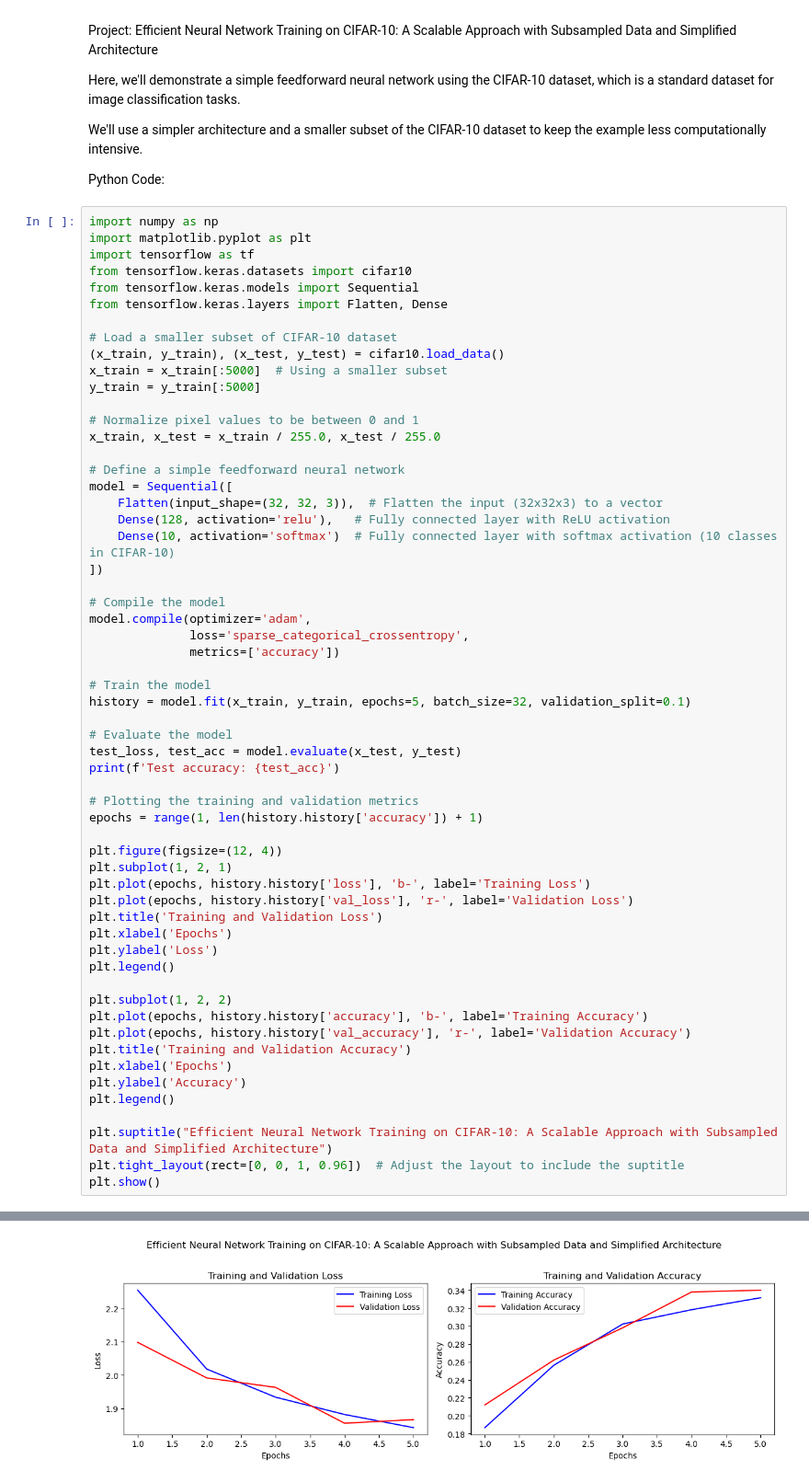
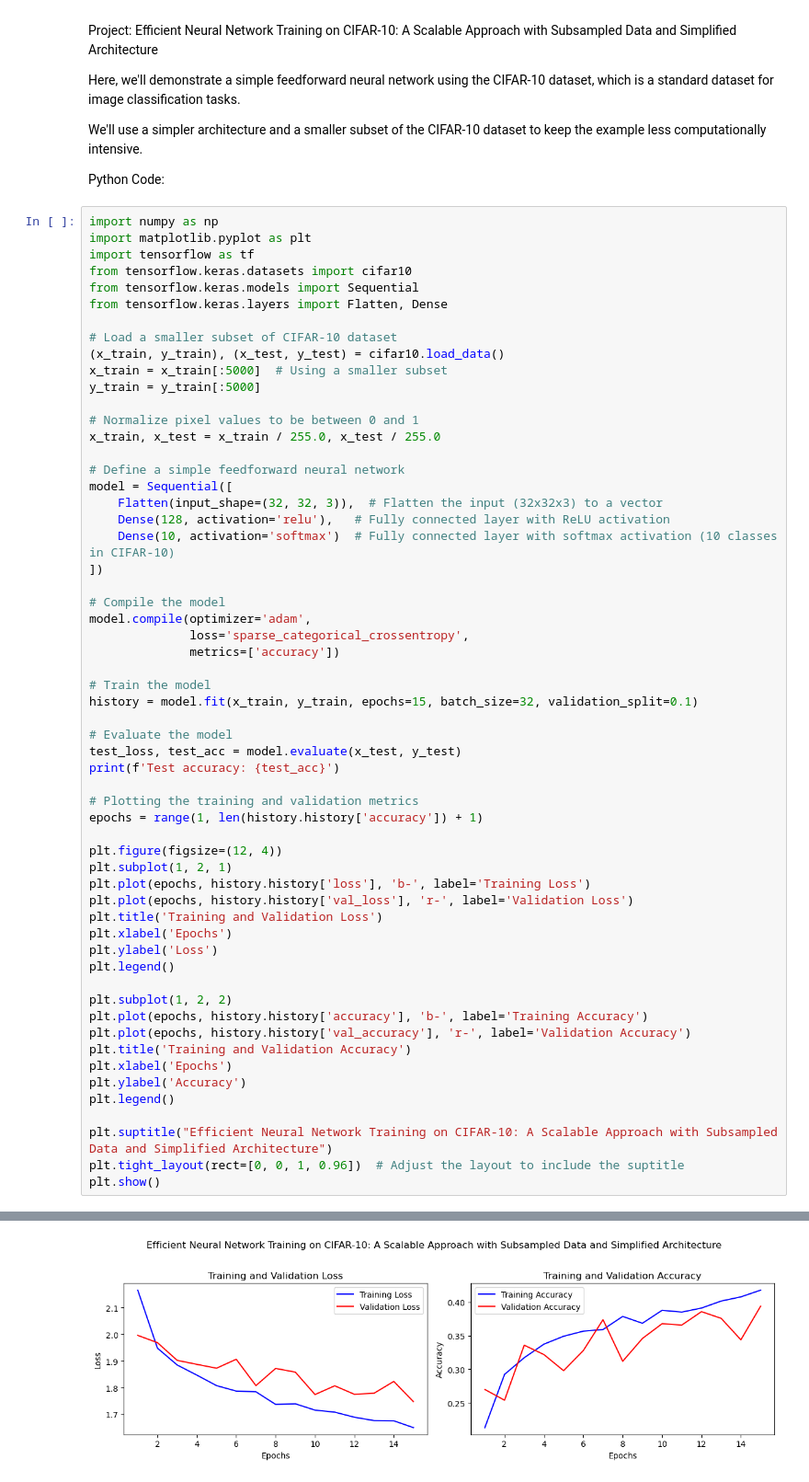
Before and after one commit to d-t-n/intro-deep-learning-visual-computing, a Jupyter notebook: 2.-project.ipynb, the cells around one changed output, grey strips where cells are left out. Shown: that part at 92% size. Drawn from its saved outputs; the diff is of its cells as text.

```diff
--- a/2.-project.ipynb
+++ b/2.-project.ipynb
@@ -312,7 +312,7 @@ model.compile(optimizer='adam',
               metrics=['accuracy'])
 
 # Train the model
-history = model.fit(x_train, y_train, epochs=5, batch_size=32, validation_split=0.1)
+history = model.fit(x_train, y_train, epochs=15, batch_size=32, validation_split=0.1)
 
 # Evaluate the model
 test_loss, test_acc = model.evaluate(x_test, y_test)
@@ -359 +365 @@ Test accuracy: 0.3255999982357025
-[figure, old version]
+[figure, new version]
```
Also changed, not shown: parts of 1 cell of this notebook.
